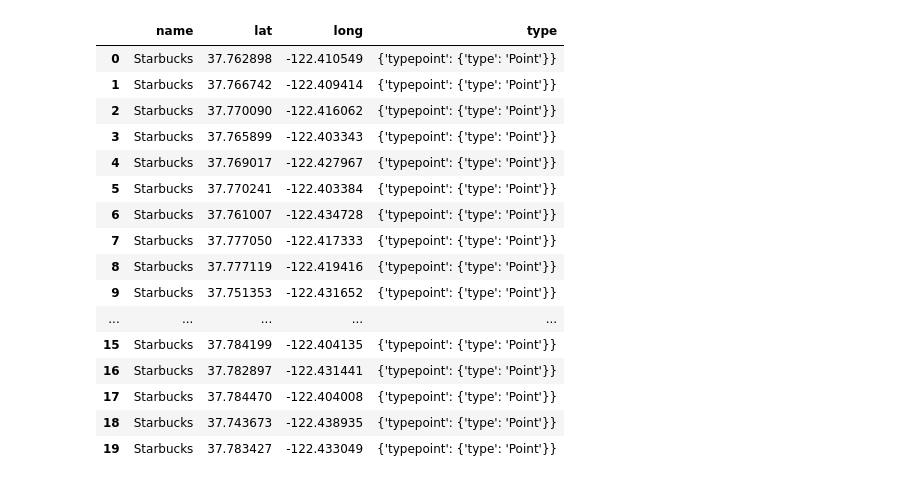
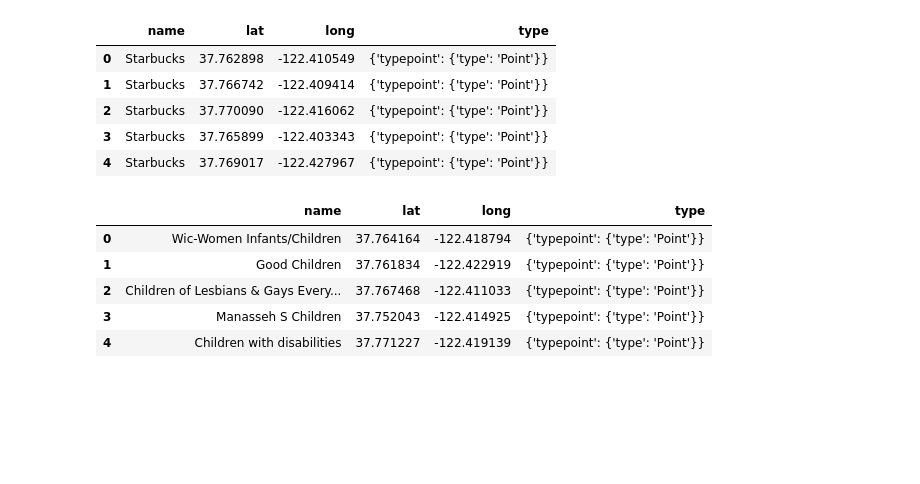
Before and after one commit to nico-stan/Project-III, a Jupyter notebook: EDA.ipynb, the cells around one changed output. Drawn from its saved outputs; the diff is of its cells as text; code cells hidden in the pictures; blank space fills up the shorter version.

```diff
--- a/EDA.ipynb
+++ b/EDA.ipynb
@@ -31,24 +24,23 @@ radius=3000
 limit=20
 # %%
 #creating the DFs
-a=get_results_from_foursquare (query, location, radius, limit)
-a
+df=foursquare (key,"Starbucks", location, radius, limit)
+df.head()
 # %% [output]
 |  | name | lat | long | type |
 | 0 | Starbucks | 37.762898 | -122.410549 | {'typepoint': {'type': 'Point'}} |
 | 1 | Starbucks | 37.766742 | -122.409414 | {'typepoint': {'type': 'Point'}} |
 | 2 | Starbucks | 37.770090 | -122.416062 | {'typepoint': {'type': 'Point'}} |
 | 3 | Starbucks | 37.765899 | -122.403343 | {'typepoint': {'type': 'Point'}} |
 | 4 | Starbucks | 37.769017 | -122.427967 | {'typepoint': {'type': 'Point'}} |
-| 5 | Starbucks | 37.770241 | -122.403384 | {'typepoint': {'type': 'Point'}} |
-| 6 | Starbucks | 37.761007 | -122.434728 | {'typepoint': {'type': 'Point'}} |
-| 7 | Starbucks | 37.777050 | -122.417333 | {'typepoint': {'type': 'Point'}} |
-| 8 | Starbucks | 37.777119 | -122.419416 | {'typepoint': {'type': 'Point'}} |
-| 9 | Starbucks | 37.751353 | -122.431652 | {'typepoint': {'type': 'Point'}} |
-| ... | ... | ... | ... | ... |
-| 15 | Starbucks | 37.784199 | -122.404135 | {'typepoint': {'type': 'Point'}} |
-| 16 | Starbucks | 37.782897 | -122.431441 | {'typepoint': {'type': 'Point'}} |
-| 17 | Starbucks | 37.784470 | -122.404008 | {'typepoint': {'type': 'Point'}} |
-| 18 | Starbucks | 37.743673 | -122.438935 | {'typepoint': {'type': 'Point'}} |
-| 19 | Starbucks | 37.783427 | -122.433049 | {'typepoint': {'type': 'Point'}} |
+# %%
+df2=foursquare (key,"children school", location, radius, limit)
+df2.head()
+# %% [output]
+|  | name | lat | long | type |
+| 0 | Wic-Women Infants/Children | 37.764164 | -122.418794 | {'typepoint': {'type': 'Point'}} |
+| 1 | Good Children | 37.761834 | -122.422919 | {'typepoint': {'type': 'Point'}} |
+| 2 | Children of Lesbians & Gays Every... | 37.767468 | -122.411033 | {'typepoint': {'type': 'Point'}} |
+| 3 | Manasseh S Children | 37.752043 | -122.414925 | {'typepoint': {'type': 'Point'}} |
+| 4 | Children with disabilities | 37.771227 | -122.419139 | {'typepoint': {'type': 'Point'}} |
 # %%
```
Also changed, not shown: parts of 7 cells of this notebook.
